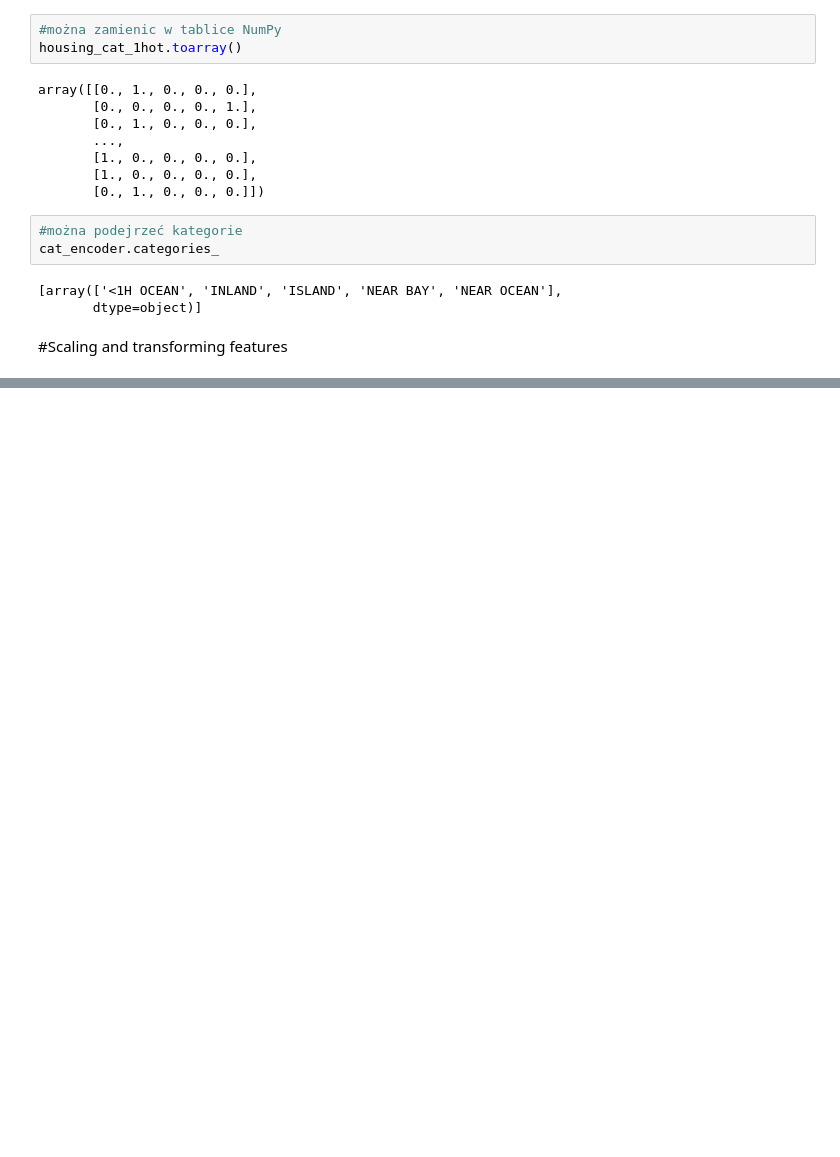
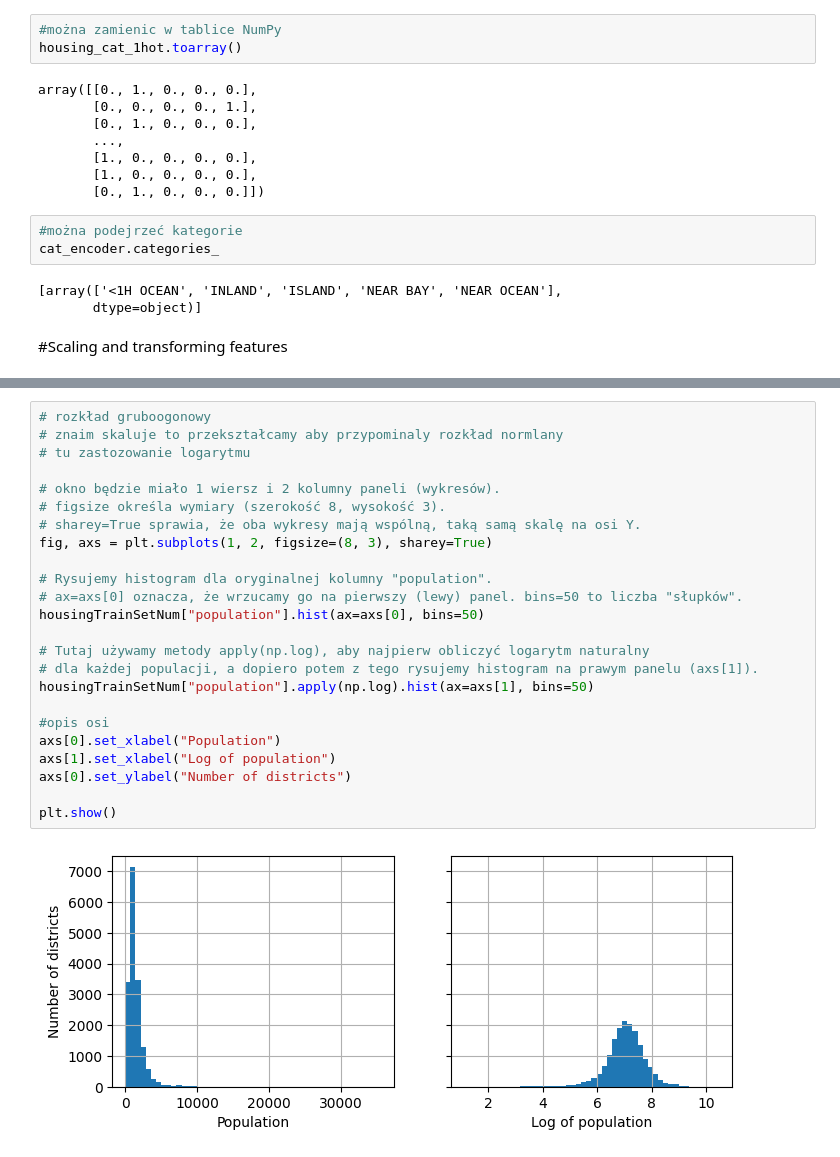
Before and after one commit to s31302/ML, a Jupyter notebook: CaliforniaHousingPrices.ipynb, the cells around one changed output, grey strips where cells are left out. Drawn from its saved outputs; the diff is of its cells as text; blank space fills up the shorter version.

```diff
--- a/CaliforniaHousingPrices.ipynb
+++ b/CaliforniaHousingPrices.ipynb
@@ -442,0 +466,26 @@ cat_encoder.categories_
+# %%
+# rozkład gruboogonowy
+# znaim skaluje to przekształcamy aby przypominaly rozkład normlany
+# tu zastozowanie logarytmu
+
+# okno będzie miało 1 wiersz i 2 kolumny paneli (wykresów).
+# figsize określa wymiary (szerokość 8, wysokość 3).
+# sharey=True sprawia, że oba wykresy mają wspólną, taką samą skalę na osi Y.
+fig, axs = plt.subplots(1, 2, figsize=(8, 3), sharey=True)
+
+# Rysujemy histogram dla oryginalnej kolumny "population".
+# ax=axs[0] oznacza, że wrzucamy go na pierwszy (lewy) panel. bins=50 to liczba "słupków".
+housingTrainSetNum["population"].hist(ax=axs[0], bins=50)
+
+# Tutaj używamy metody apply(np.log), aby najpierw obliczyć logarytm naturalny
+# dla każdej populacji, a dopiero potem z tego rysujemy histogram na prawym panelu (axs[1]).
+housingTrainSetNum["population"].apply(np.log).hist(ax=axs[1], bins=50)
+
+#opis osi
+axs[0].set_xlabel("Population")
+axs[1].set_xlabel("Log of population")
+axs[0].set_ylabel("Number of districts")
+
+plt.show()
+# %% [output]
+[figure, added]
```
Also changed, not shown: parts of 5 cells of this notebook.
